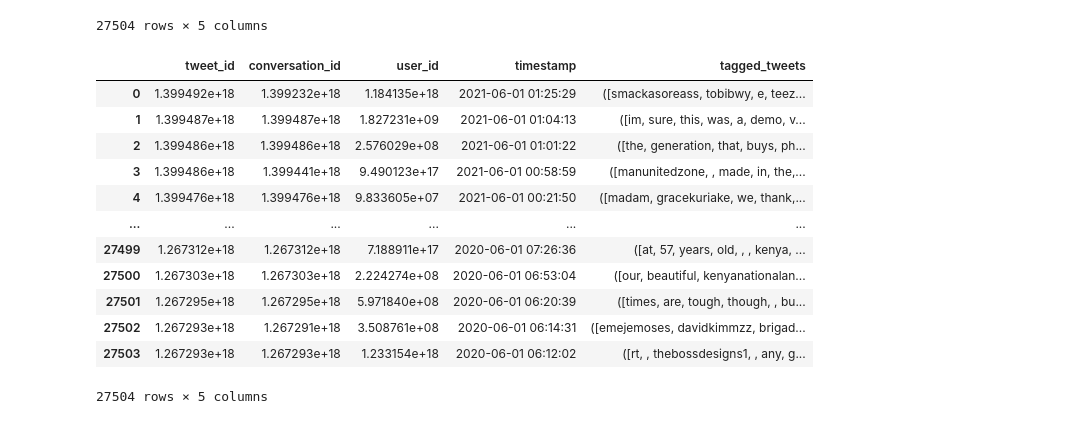
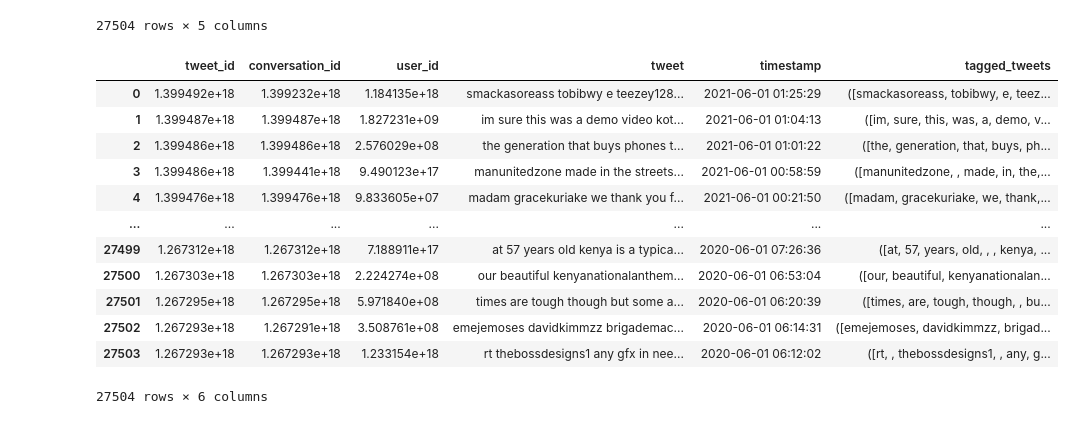
Before and after one commit to CeeThinwa/Delta-Analytics-2021-CT-Project, a Jupyter notebook: KOT EDA.ipynb, the cells around one changed output. Cells and saved outputs as stored; diff of their text form; code cells hidden in the pictures.

```diff
--- a/KOT EDA.ipynb
+++ b/KOT EDA.ipynb
@@ -542,8 +542,8 @@ model_data['eng_tweets$conversation_id'] = model_data['eng_tweets$conversation_i
 model_data['eng_tweets$user_id'] = model_data['eng_tweets$user_id'].astype('category')
 model_data['timestamp'] = model_data['eng_tweets$date'] + ' ' + model_data['eng_tweets$time']
 model_data['timestamp'] = pd.to_datetime(model_data['timestamp'])
-model_data = model_data.drop(['Unnamed: 0', 'eng_tweets$date',
-                              'eng_tweets$time', 'eng_tweets$mentions'],1)
+model_data = model_data.drop(['Unnamed: 0', 'eng_tweets$date', 'eng_tweets$time',
+                              'eng_tweets$mentions', 'eng_tweets$hashtags'],1)
 
 print('\n', model_data.dtypes)
 # %% [output]
@@ -583,23 +584,23 @@ model_data
 # %%
 #!pip install gensim
 #!pip install python-Levenshtein
 from gensim.models.doc2vec import Doc2Vec, TaggedDocument #tokenize and tag each tweet
 model_data['tagged_tweets'] = [TaggedDocument(doc.split(' '), [i])
              for i, doc in enumerate(model_data.tweet)]#display the tagged docs
 
-model_data = model_data.drop(['tweet'],1) #drop the raw tweets
+#model_data = model_data.drop(['tweet'],1) #drop the raw tweets
 model_data
 # %% [output]
-|  | tweet_id | conversation_id | user_id | timestamp | tagged_tweets |
-| 0 | 1.399492e+18 | 1.399232e+18 | 1.184135e+18 | 2021-06-01 01:25:29 | ([smackasoreass, tobibwy, e, teez... |
-| 1 | 1.399487e+18 | 1.399487e+18 | 1.827231e+09 | 2021-06-01 01:04:13 | ([im, sure, this, was, a, demo, v... |
-| 2 | 1.399486e+18 | 1.399486e+18 | 2.576029e+08 | 2021-06-01 01:01:22 | ([the, generation, that, buys, ph... |
-| 3 | 1.399486e+18 | 1.399441e+18 | 9.490123e+17 | 2021-06-01 00:58:59 | ([manunitedzone, , made, in, the,... |
-| 4 | 1.399476e+18 | 1.399476e+18 | 9.833605e+07 | 2021-06-01 00:21:50 | ([madam, gracekuriake, we, thank,... |
-| ... | ... | ... | ... | ... | ... |
-| 27499 | 1.267312e+18 | 1.267312e+18 | 7.188911e+17 | 2020-06-01 07:26:36 | ([at, 57, years, old, , , kenya, ... |
-| 27500 | 1.267303e+18 | 1.267303e+18 | 2.224274e+08 | 2020-06-01 06:53:04 | ([our, beautiful, kenyanationalan... |
-| 27501 | 1.267295e+18 | 1.267295e+18 | 5.971840e+08 | 2020-06-01 06:20:39 | ([times, are, tough, though, , bu... |
-| 27502 | 1.267293e+18 | 1.267291e+18 | 3.508761e+08 | 2020-06-01 06:14:31 | ([emejemoses, davidkimmzz, brigad... |
-| 27503 | 1.267293e+18 | 1.267293e+18 | 1.233154e+18 | 2020-06-01 06:12:02 | ([rt, , thebossdesigns1, , any, g... |
+|  | tweet_id | conversation_id | user_id | tweet | timestamp | tagged_tweets |
+| 0 | 1.399492e+18 | 1.399232e+18 | 1.184135e+18 | smackasoreass tobibwy e teezey128... | 2021-06-01 01:25:29 | ([smackasoreass, tobibwy, e, teez... |
+| 1 | 1.399487e+18 | 1.399487e+18 | 1.827231e+09 | im sure this was a demo video kot... | 2021-06-01 01:04:13 | ([im, sure, this, was, a, demo, v... |
+| 2 | 1.399486e+18 | 1.399486e+18 | 2.576029e+08 | the generation that buys phones t... | 2021-06-01 01:01:22 | ([the, generation, that, buys, ph... |
+| 3 | 1.399486e+18 | 1.399441e+18 | 9.490123e+17 | manunitedzone made in the streets... | 2021-06-01 00:58:59 | ([manunitedzone, , made, in, the,... |
+| 4 | 1.399476e+18 | 1.399476e+18 | 9.833605e+07 | madam gracekuriake we thank you f... | 2021-06-01 00:21:50 | ([madam, gracekuriake, we, thank,... |
+| ... | ... | ... | ... | ... | ... | ... |
+| 27499 | 1.267312e+18 | 1.267312e+18 | 7.188911e+17 | at 57 years old kenya is a typica... | 2020-06-01 07:26:36 | ([at, 57, years, old, , , kenya, ... |
+| 27500 | 1.267303e+18 | 1.267303e+18 | 2.224274e+08 | our beautiful kenyanationalanthem... | 2020-06-01 06:53:04 | ([our, beautiful, kenyanationalan... |
+| 27501 | 1.267295e+18 | 1.267295e+18 | 5.971840e+08 | times are tough though but some a... | 2020-06-01 06:20:39 | ([times, are, tough, though, , bu... |
+| 27502 | 1.267293e+18 | 1.267291e+18 | 3.508761e+08 | emejemoses davidkimmzz brigademac... | 2020-06-01 06:14:31 | ([emejemoses, davidkimmzz, brigad... |
+| 27503 | 1.267293e+18 | 1.267293e+18 | 1.233154e+18 | rt thebossdesigns1 any gfx in nee... | 2020-06-01 06:12:02 | ([rt, , thebossdesigns1, , any, g... |
-27504 rows × 5 columns
+27504 rows × 6 columns
```
Also changed, not shown: parts of 7 cells of this notebook.
